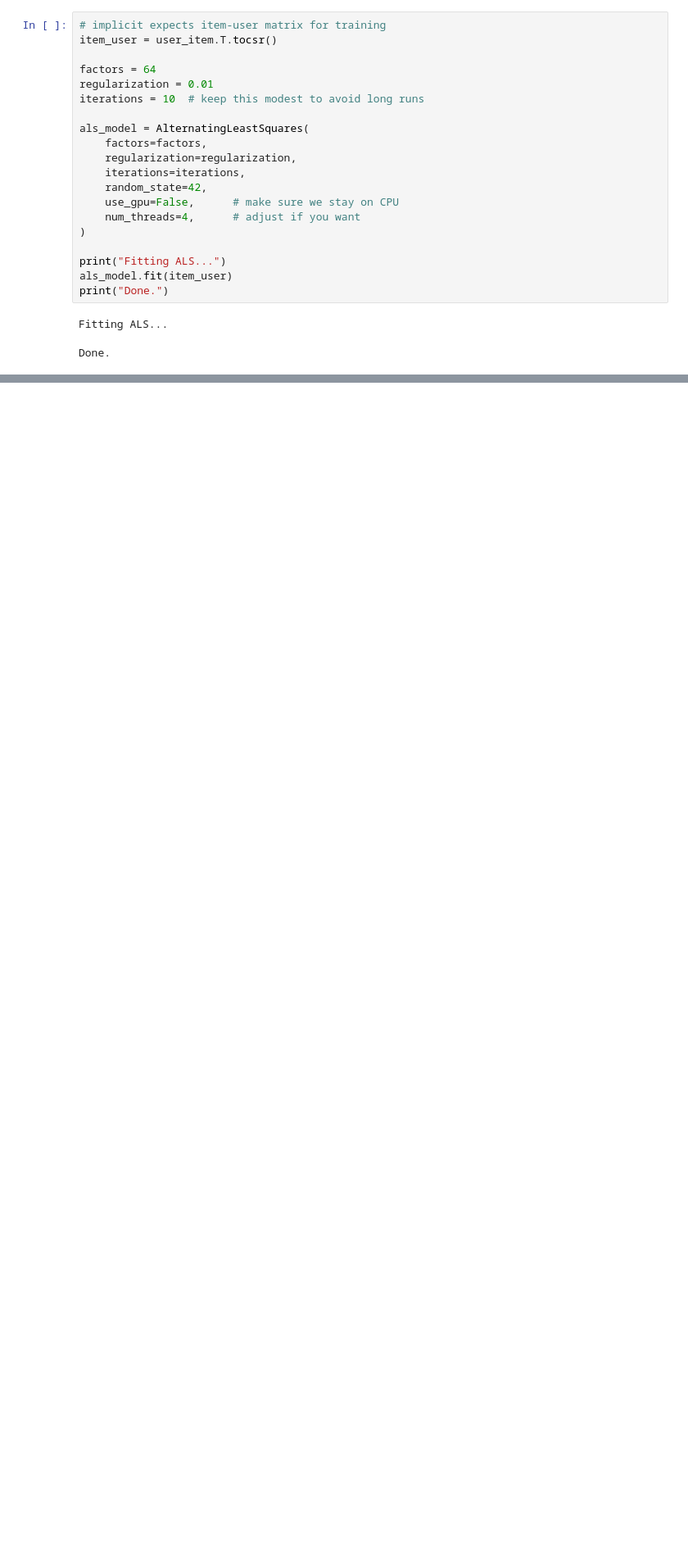
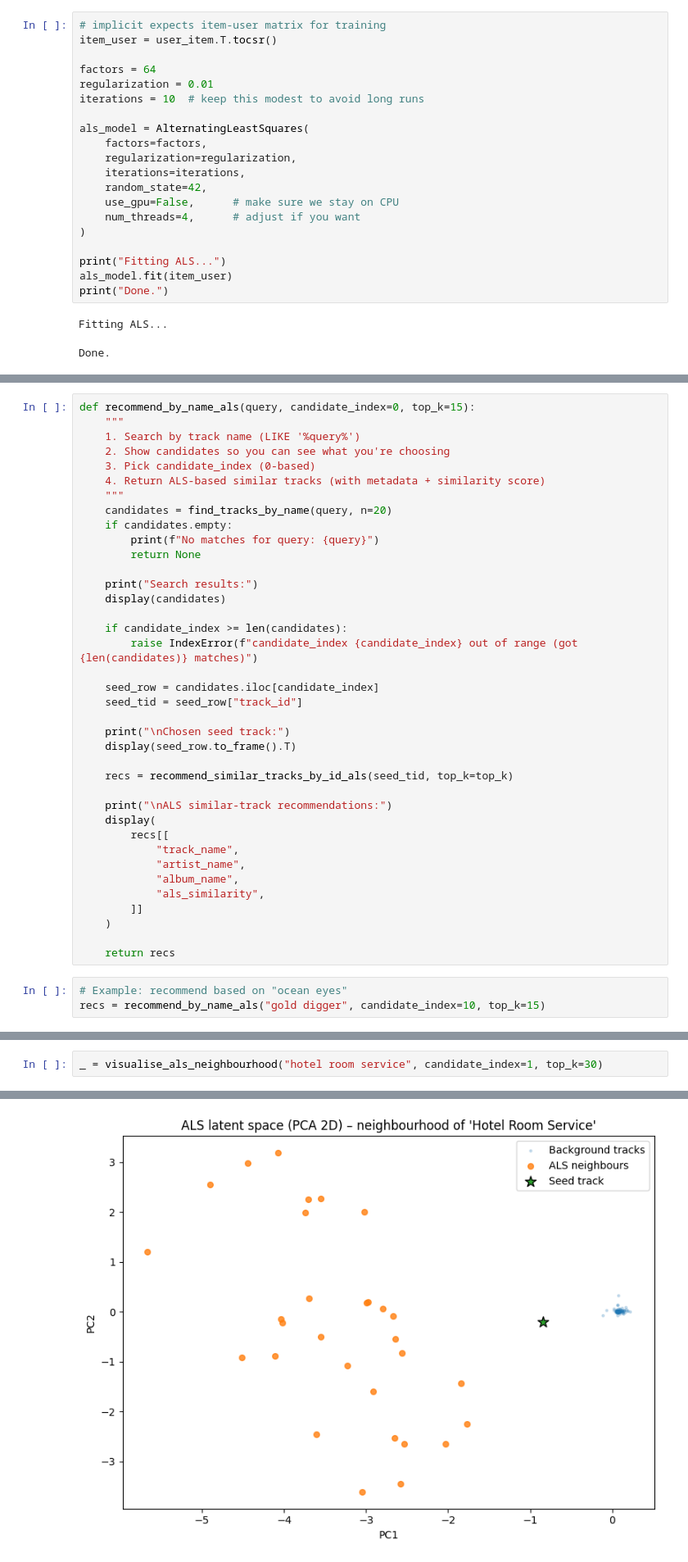
Before and after one commit to KieranSatheesan/Music_Recommender, a Jupyter notebook: notebooks/09_als_matrix_factorization.ipynb, the cells around one changed output, grey strips where cells are left out. Shown at 82% size. Cells and saved outputs as stored; diff of their text form; blank space fills up the shorter version.

```diff
--- a/notebooks/09_als_matrix_factorization.ipynb
+++ b/notebooks/09_als_matrix_factorization.ipynb
@@ -278,0 +418,41 @@ IndexError: index 47929 is out of bounds for axis 1 with size 40000
+# %%
+def recommend_by_name_als(query, candidate_index=0, top_k=15):
+    """
+    1. Search by track name (LIKE '%query%')
+    2. Show candidates so you can see what you're choosing
+    3. Pick candidate_index (0-based)
+    4. Return ALS-based similar tracks (with metadata + similarity score)
+    """
+    candidates = find_tracks_by_name(query, n=20)
+    if candidates.empty:
+        print(f"No matches for query: {query}")
+        return None
+
+    print("Search results:")
+    display(candidates)
+
+    if candidate_index >= len(candidates):
+        raise IndexError(f"candidate_index {candidate_index} out of range (got {len(candidates)} matches)")
+
+    seed_row = candidates.iloc[candidate_index]
+    seed_tid = seed_row["track_id"]
+
+    print("\nChosen seed track:")
+    display(seed_row.to_frame().T)
+
+    recs = recommend_similar_tracks_by_id_als(seed_tid, top_k=top_k)
+
+    print("\nALS similar-track recommendations:")
+    display(
+        recs[[
+            "track_name",
+            "artist_name",
+            "album_name",
+            "als_similarity",
+        ]]
+    )
+
+    return recs
+# %%
+# Example: recommend based on "ocean eyes"
+recs = recommend_by_name_als("gold digger", candidate_index=10, top_k=15)
@@ -278,0 +613,3 @@ IndexError: index 47929 is out of bounds for axis 1 with size 40000
+# %%
+_ = visualise_als_neighbourhood("hotel room service", candidate_index=1, top_k=30)
+# %% [output]
@@ -278,0 +624 @@ IndexError: index 47929 is out of bounds for axis 1 with size 40000
+[figure, added]
```
Also changed, not shown: parts of 20 cells of this notebook.
